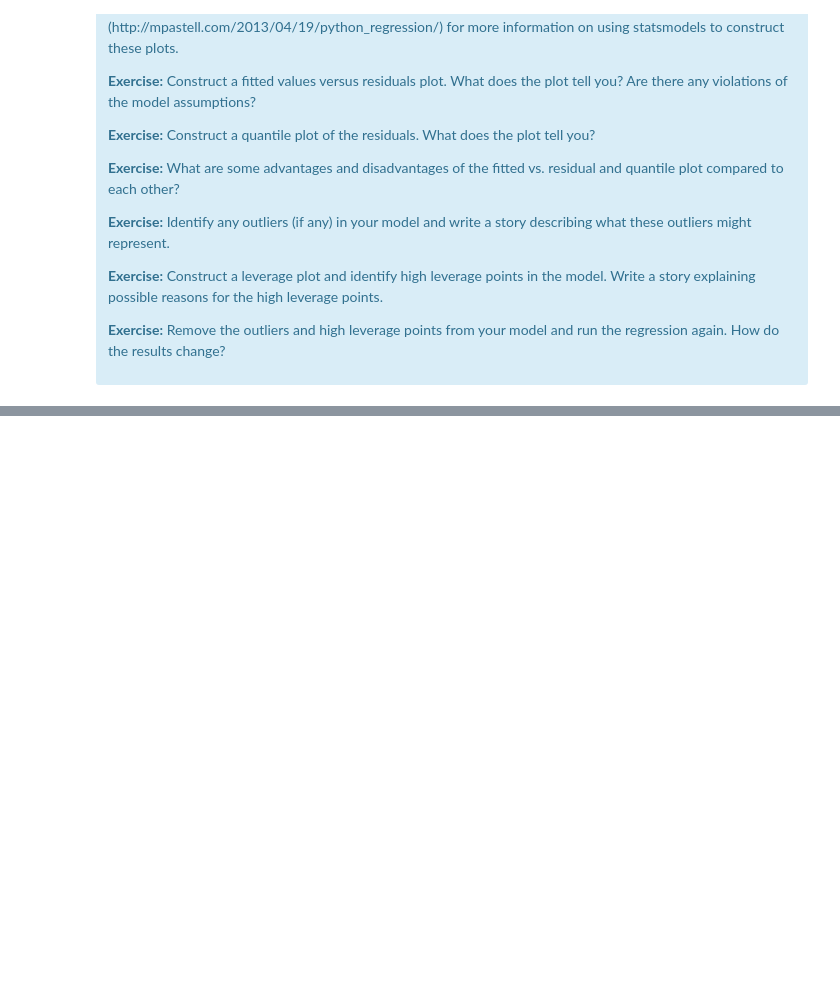
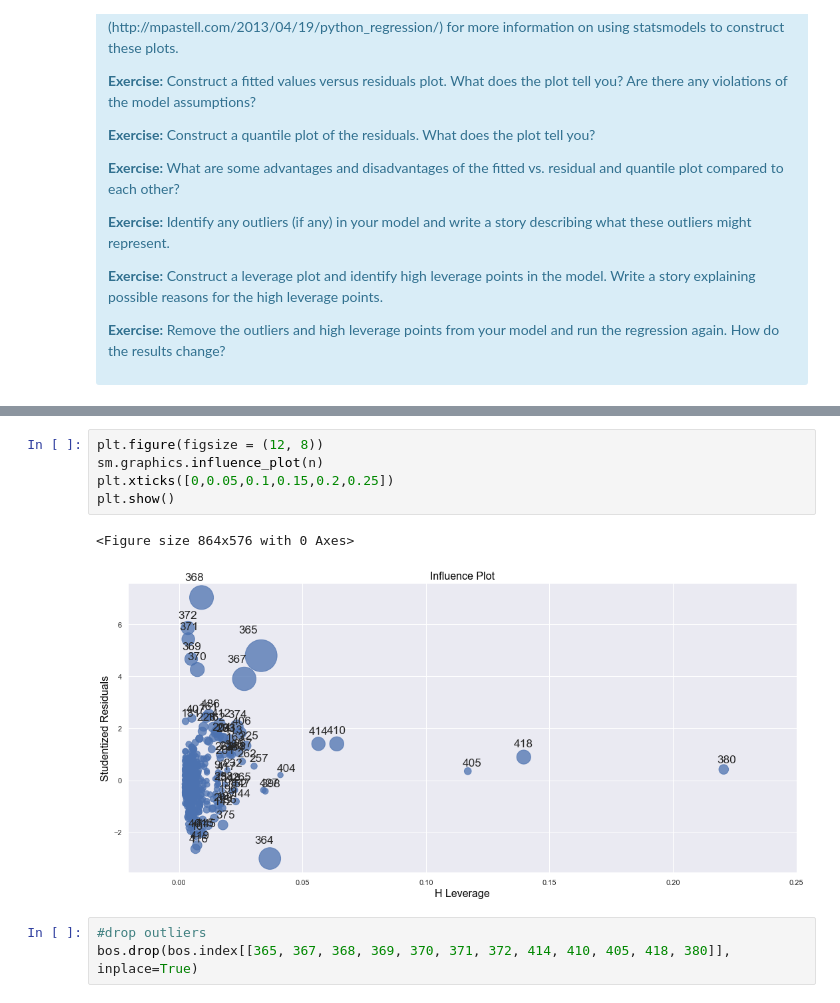
Before and after one commit to fysophia0302/Springboard, a Jupyter notebook: mini project/linear_regression/Mini_Project_Linear_Regression.ipynb, the cells around one changed output, grey strips where cells are left out. Saved outputs shown, nothing was run; the diff lists cells and outputs as text; blank space fills up the shorter version.

```diff
--- a/mini project/linear_regression/Mini_Project_Linear_Regression.ipynb
+++ b/mini project/linear_regression/Mini_Project_Linear_Regression.ipynb
@@ -1012,0 +1021,11 @@ The second plot show the performance of the predictors.
+# %%
+plt.figure(figsize = (12, 8))
+sm.graphics.influence_plot(n)
+plt.xticks([0,0.05,0.1,0.15,0.2,0.25])
+plt.show()
+# %% [output]
+<Figure size 864x576 with 0 Axes>
+[figure, added]
+# %%
+#drop outliers
+bos.drop(bos.index[[365, 367, 368, 369, 370, 371, 372, 414, 410, 405, 418, 380]], inplace=True)
```
Also changed, not shown: parts of 17 cells of this notebook.
